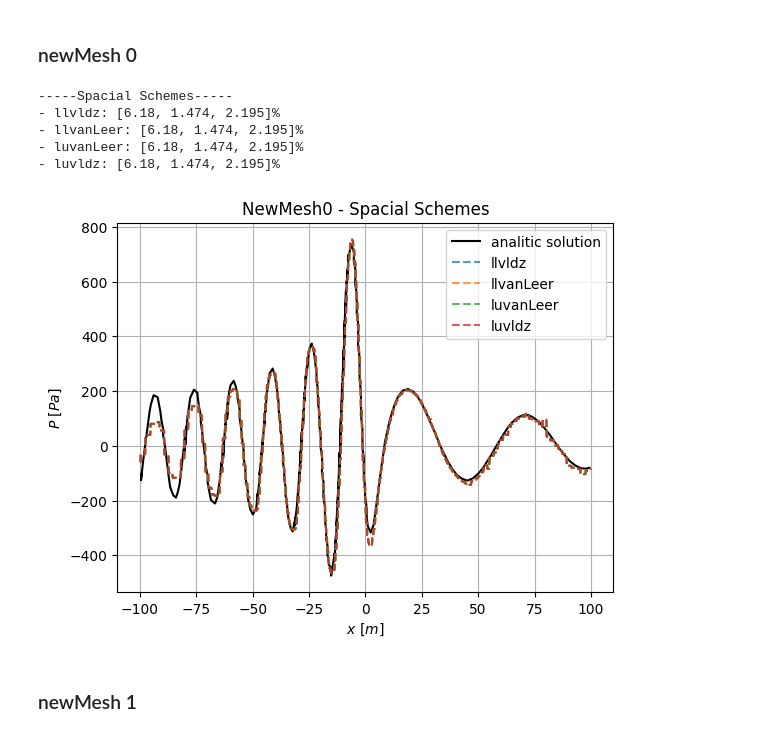
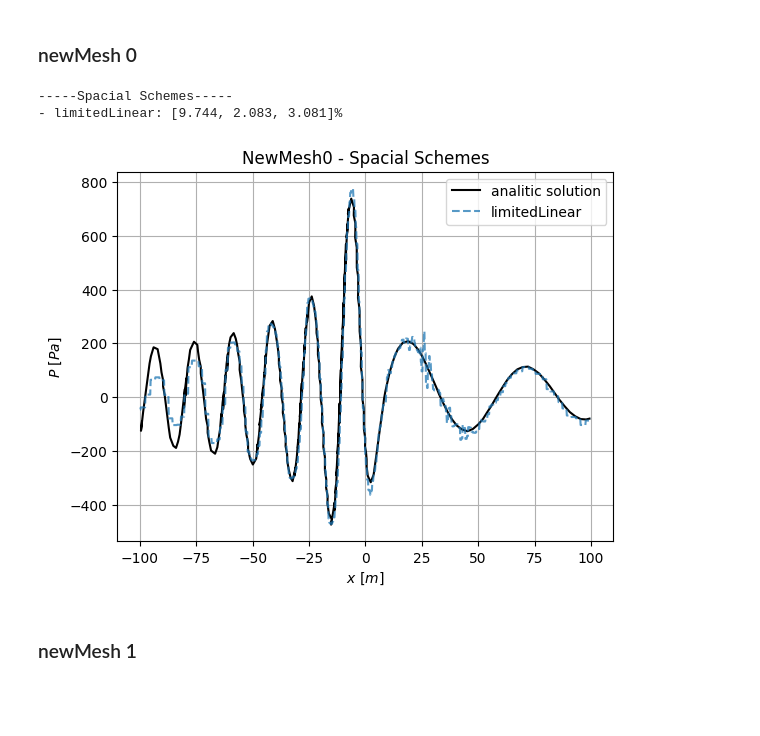
Before and after one commit to Widmark-Kaue/Aeroacoustics-Monopole-Errors, a Jupyter notebook: scripts/schemes.ipynb, the cells around one changed output. Saved outputs shown, nothing was run; the diff lists cells and outputs as text; code cells hidden in the pictures; blank space fills up the shorter version.

```diff
--- a/scripts/schemes.ipynb
+++ b/scripts/schemes.ipynb
@@ -117,7 +112,7 @@ plotSchemes(psimS, analitc=sol, title='QuadMesh - Spacial Schemes', save=save)
 ### newMesh0
 # %%
 psimT = importData(case='newMesh0', test='timeTest')
-psimS = importData(case = 'newMesh0', test='spacialTest')
+psimS = importData(case = 'newMesh0', test='spacialTest', keyword = '')
 dic   = {'Time Schemes':psimT, 'Spacial Schemes':psimS}
 
 for type in dic:
@@ -180,24 +175,21 @@ plotSchemes(psimS, analitc=sol, title='NewMesh1 - Spacial Schemes', save=save)
 # %% [markdown]
 ### newMesh 0
 # %%
-psimS = importData(case = 'newMesh0', test='spacialTest', keyword='l*v')
+psimS = importData(case = 'newMesh0', test='spacialTest', keyword='limitedLinear')
 dic   = {'Spacial Schemes':psimS}
 
 for type in dic:
     print(5*'-' + f'{type}' + 5*'-')
     for scheme in dic[type]:
         rms =  rmsSpacial((xa,pa), dic[type][scheme], windows=win)
         print(f'- {scheme}: {[round(i*100,3) for i in rms]}%')
 
 
 plotSchemes(psimS, analitc=sol, title='NewMesh0 - Spacial Schemes', save=save)
 # %% [output]
 -----Spacial Schemes-----
-- llvldz: [6.18, 1.474, 2.195]%
-- llvanLeer: [6.18, 1.474, 2.195]%
-- luvanLeer: [6.18, 1.474, 2.195]%
-- luvldz: [6.18, 1.474, 2.195]%
+- limitedLinear: [9.744, 2.083, 3.081]%
-[figure, old version]
+[figure, new version]
 # %% [markdown]
 ### newMesh 1
 # %%
```
Also changed, not shown: parts of 4 cells of this notebook, 1 other file.
